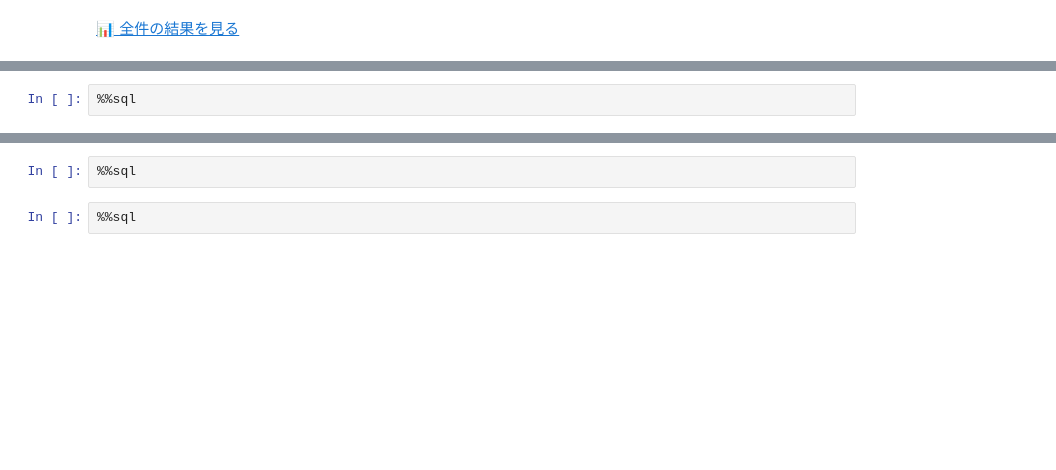
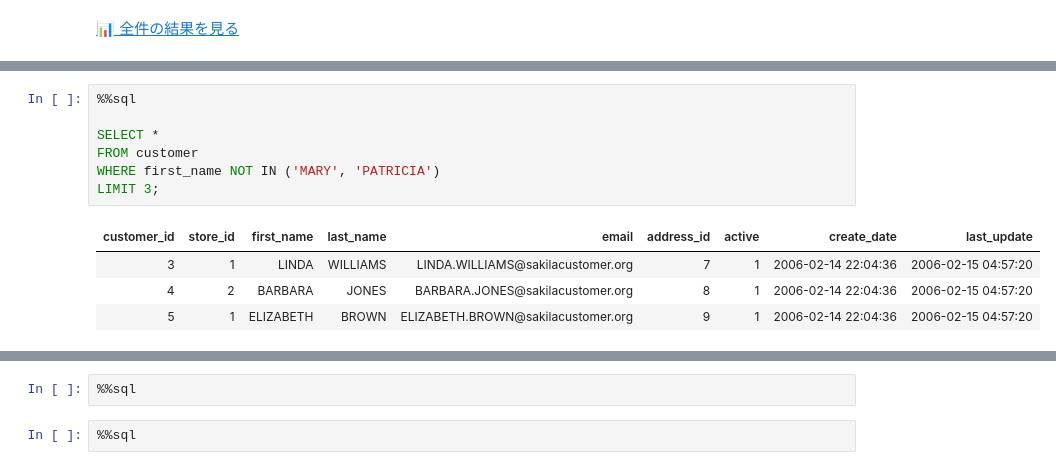
Before and after one commit to KaiLynn99/python_alone, a Jupyter notebook: 2026 7月/7.13 (17日目)/6-2) SELECT文 (WHERE句).ipynb, the cells around one changed output, grey strips where cells are left out. Cells and saved outputs as stored; diff of their text form; blank space fills up the shorter version.

```diff
--- a/2026 7月/7.13 (17日目)/6-2) SELECT文 (WHERE句).ipynb
+++ b/2026 7月/7.13 (17日目)/6-2) SELECT文 (WHERE句).ipynb
@@ -120,2 +161,12 @@ WindowsPath('C:/Users/82103/OneDrive/바탕 화면/python_alone(K-move)/sql_stud
 # %%
 %%sql
+
+SELECT *
+FROM customer
+WHERE first_name NOT IN ('MARY', 'PATRICIA')
+LIMIT 3;
+# %% [output]
+| customer_id | store_id | first_name | last_name | email | address_id | active | create_date | last_update |
+| 3 | 1 | LINDA | WILLIAMS | LINDA.WILLIAMS@sakilacustomer.org | 7 | 1 | 2006-02-14 22:04:36 | 2006-02-15 04:57:20 |
+| 4 | 2 | BARBARA | JONES | BARBARA.JONES@sakilacustomer.org | 8 | 1 | 2006-02-14 22:04:36 | 2006-02-15 04:57:20 |
+| 5 | 1 | ELIZABETH | BROWN | ELIZABETH.BROWN@sakilacustomer.org | 9 | 1 | 2006-02-14 22:04:36 | 2006-02-15 04:57:20 |
```
Also changed, not shown: parts of 26 cells of this notebook, 1 other file.
